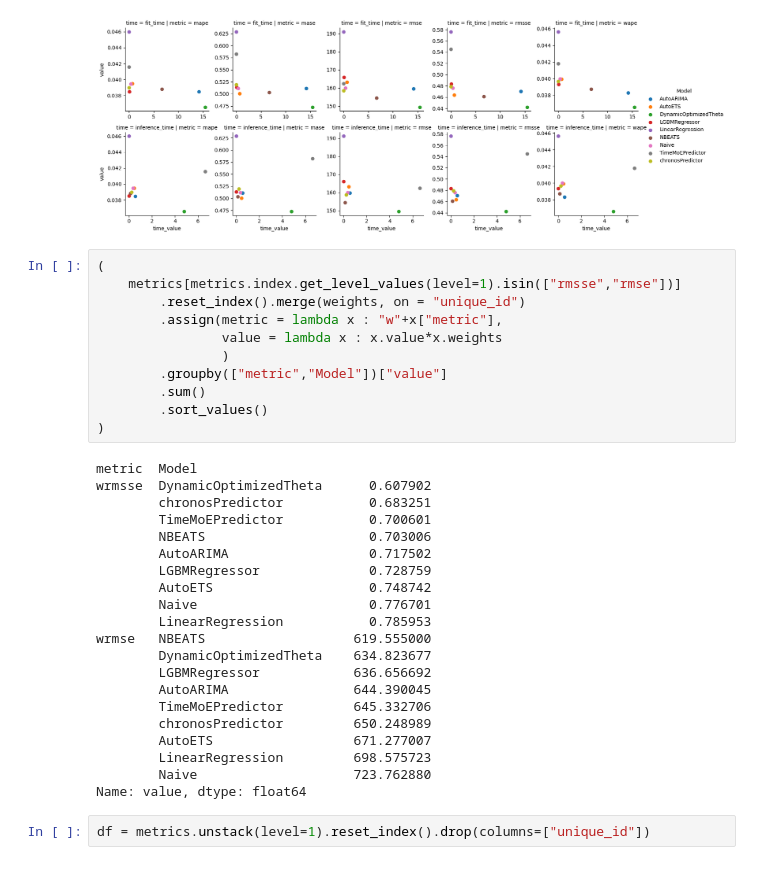
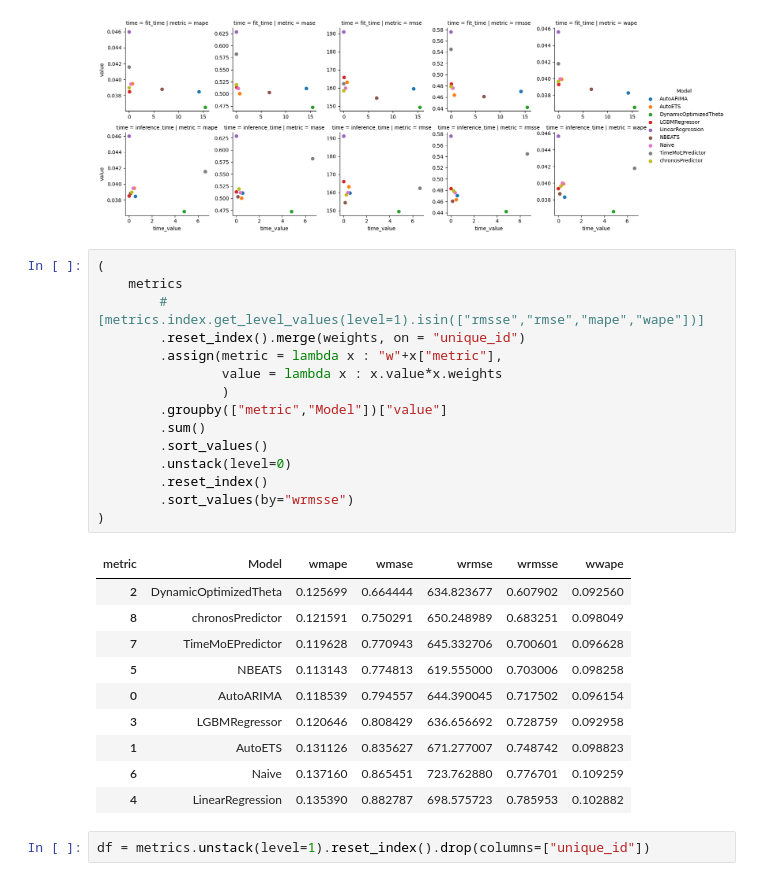
Before and after one commit to JLiekenbrock/m4_tests, a Jupyter notebook: nixtla_checks.ipynb, the cells around one changed output. Cells and saved outputs as stored; diff of their text form.

```diff
--- a/nixtla_checks.ipynb
+++ b/nixtla_checks.ipynb
@@ -336,35 +336,29 @@ g.add_legend()
 [figure]
 # %%
 (
-    metrics[metrics.index.get_level_values(level=1).isin(["rmsse","rmse"])]
+    metrics
+        #[metrics.index.get_level_values(level=1).isin(["rmsse","rmse","mape","wape"])]
         .reset_index().merge(weights, on = "unique_id")
         .assign(metric = lambda x : "w"+x["metric"],
                 value = lambda x : x.value*x.weights
                 )
         .groupby(["metric","Model"])["value"]
         .sum()
         .sort_values()
+        .unstack(level=0)
+        .reset_index()
+        .sort_values(by="wrmsse")
 )
 # %% [output]
-metric  Model
-wrmsse  DynamicOptimizedTheta      0.607902
-        chronosPredictor           0.683251
-        TimeMoEPredictor           0.700601
-        NBEATS                     0.703006
-        AutoARIMA                  0.717502
-        LGBMRegressor              0.728759
-        AutoETS                    0.748742
-        Naive                      0.776701
-        LinearRegression           0.785953
-wrmse   NBEATS                   619.555000
-        DynamicOptimizedTheta    634.823677
-        LGBMRegressor            636.656692
-        AutoARIMA                644.390045
-        TimeMoEPredictor         645.332706
-        chronosPredictor         650.248989
-        AutoETS                  671.277007
-        LinearRegression         698.575723
-        Naive                    723.762880
-Name: value, dtype: float64
+| metric | Model | wmape | wmase | wrmse | wrmsse | wwape |
+| 2 | DynamicOptimizedTheta | 0.125699 | 0.664444 | 634.823677 | 0.607902 | 0.092560 |
+| 8 | chronosPredictor | 0.121591 | 0.750291 | 650.248989 | 0.683251 | 0.098049 |
+| 7 | TimeMoEPredictor | 0.119628 | 0.770943 | 645.332706 | 0.700601 | 0.096628 |
+| 5 | NBEATS | 0.113143 | 0.774813 | 619.555000 | 0.703006 | 0.098258 |
+| 0 | AutoARIMA | 0.118539 | 0.794557 | 644.390045 | 0.717502 | 0.096154 |
+| 3 | LGBMRegressor | 0.120646 | 0.808429 | 636.656692 | 0.728759 | 0.092958 |
+| 1 | AutoETS | 0.131126 | 0.835627 | 671.277007 | 0.748742 | 0.098823 |
+| 6 | Naive | 0.137160 | 0.865451 | 723.762880 | 0.776701 | 0.109259 |
+| 4 | LinearRegression | 0.135390 | 0.882787 | 698.575723 | 0.785953 | 0.102882 |
 # %%
 df = metrics.unstack(level=1).reset_index().drop(columns=["unique_id"])
```
Also changed, not shown: parts of 3 cells of this notebook.
